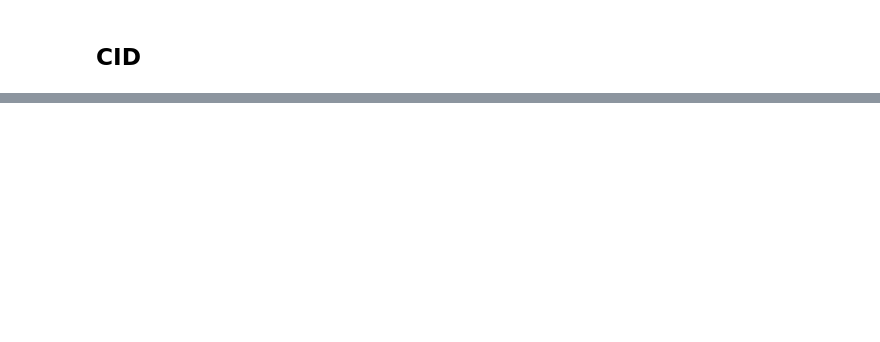
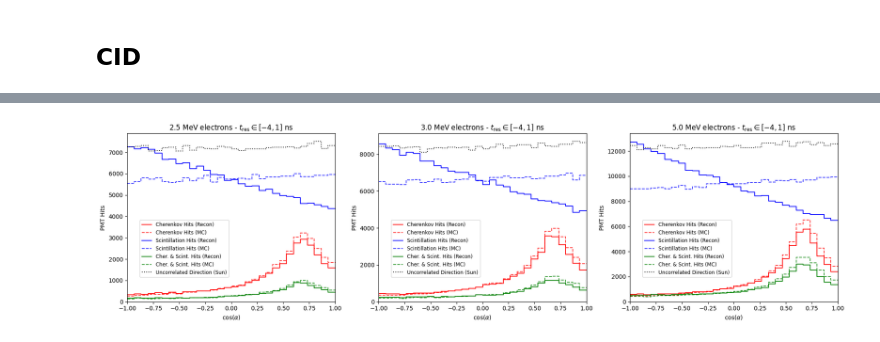
Before and after one commit to joankl/Solar-Neutrinos-Project, a Jupyter notebook: mc data analysis/2p2PPO/electrons/tres_and_direct_analysis.ipynb, the cells around one changed output, grey strips where cells are left out. Saved outputs shown, nothing was run; the diff lists cells and outputs as text; code cells hidden in the pictures; blank space fills up the shorter version.

```diff
--- a/mc data analysis/2p2PPO/electrons/tres_and_direct_analysis.ipynb
+++ b/mc data analysis/2p2PPO/electrons/tres_and_direct_analysis.ipynb
@@ -150,0 +125,55 @@ plt.show()
+# %%
+bins = 30
+unique_energies = np.unique(data_dict['energy_mc'])
+
+# Visual Config. (label and color) for each hit_type
+hit_styles = {'cher':       {'label': 'Cherenkov Hits',              'color': 'red'},
+              'scint':      {'label': 'Scintillation Hits',          'color': 'blue'},
+              'cher_scint': {'label': 'Cher. & Scint. Hits',         'color': 'green'}}
+
+# Visual config for each mode: mc and recons observable
+modes = {'recons': {'var': 'dir_angle_true_recons', 'ls': '-',  'alpha': 1.0, 'lw': 1.3, 'tag': 'Recon'},
+         'mc':     {'var': 'dir_angle_true_mc',     'ls': '--', 'alpha': 0.8, 'lw': 1.3, 'tag': 'MC'}}
+
+fig, axes = plt.subplots(1, len(unique_energies), figsize=(6 * len(unique_energies), 5), squeeze=False)
+axes = axes.flatten()
+
+for i_dx, energy_i in enumerate(unique_energies):
+    ax = axes[i_dx]
+
+    # 1 Iteration over hit_types
+    for h_name, h_style in hit_styles.items():
+        for m_name, m_cfg in modes.items():
+            energy_arr = filtered[m_name][h_name]['energy_mc']
+            angle_arr = filtered[m_name][h_name][m_cfg['var']]
+
+            e_mask = np.isclose(energy_arr, energy_i, atol=0.05)
+            data_to_plot = angle_arr[e_mask]
+
+            if len(data_to_plot) == 0:
+                continue
+
+            sn.histplot(data_to_plot, bins=bins, element='step', fill=False, lw=m_cfg['lw'], ls=m_cfg['ls'],
+                        color=h_style['color'], alpha=m_cfg['alpha'], label=f"{h_style['label']} ({m_cfg['tag']})", ax=ax)
+
+    # 2. Uncorrelated solar direction
+    # Evaluada sobre todos los hits que pasaron el corte temporal reconstruido
+    sun_energy_mask = np.isclose(data_dict['energy_mc'], energy_i, atol=0.05)
+    tres_recons_mask = (data_dict['time_residual_recons'] >= tres_inf_cut) & (data_dict['time_residual_recons'] <= tres_sup_cut)
+    sun_data_to_plot = data_dict['dir_angle_sun'][sun_energy_mask & tres_recons_mask]
+
+    if len(sun_data_to_plot) > 0:
+        sn.histplot(sun_data_to_plot, bins=bins, element='step', fill=False, lw=1.4, ls=':',
+            color='black', alpha=0.9, label='Uncorrelated Direction (Sun)', ax=ax)
+
+    # Configuración de ejes y títulos
+    ax.set_xlabel(r'$\cos(\alpha)$')
+    ax.set_ylabel('PMT Hits')
+    ax.set_xlim(-1, 1)
+    ax.set_title(fr'{energy_i:.1f} MeV electrons - $t_\text{{res}} \in [{tres_inf_cut}, {tres_sup_cut}]$ ns')
+    ax.legend(bbox_to_anchor=(0.5, 0.5), fontsize=8.5)
+
+plt.tight_layout()
+plt.show()
+# %% [output]
+[figure, added]
```
Also changed, not shown: parts of 7 cells of this notebook, 3 other files.
